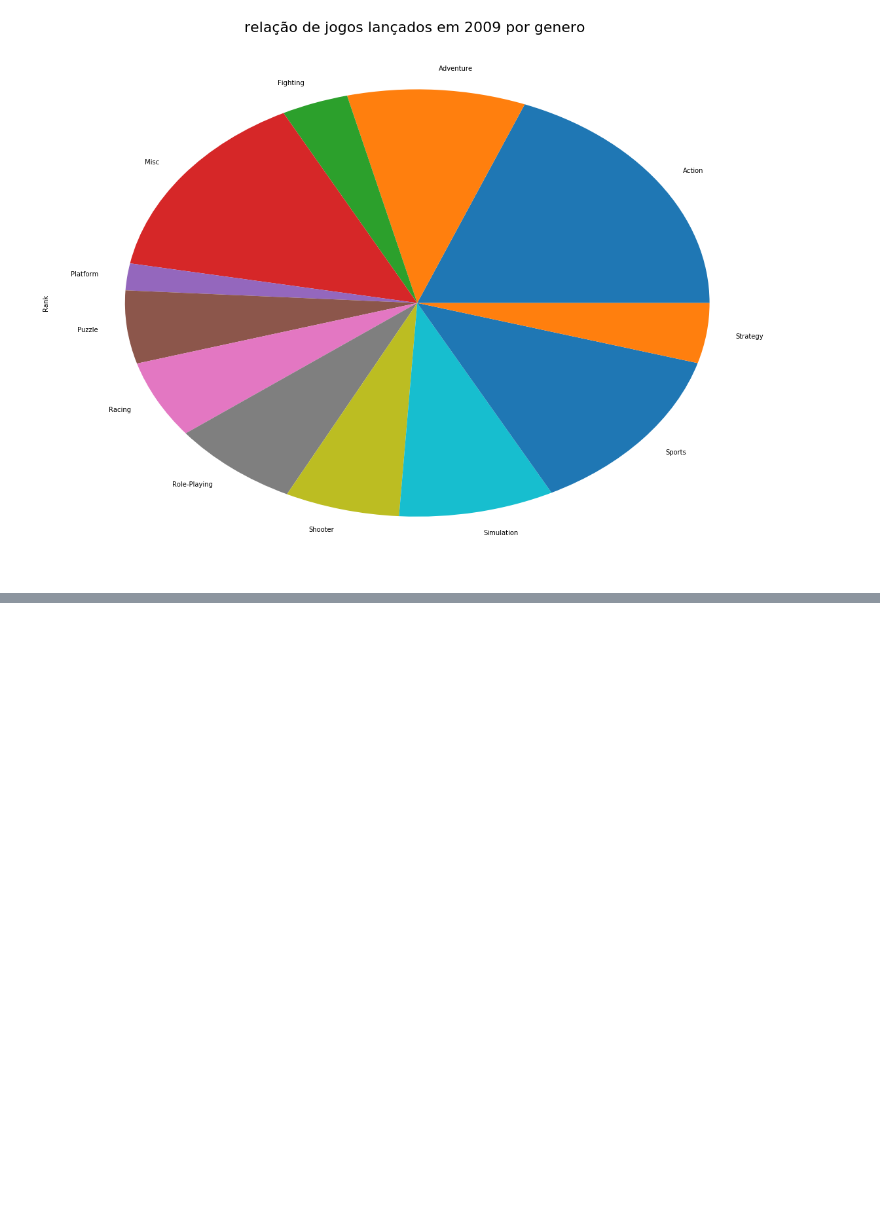
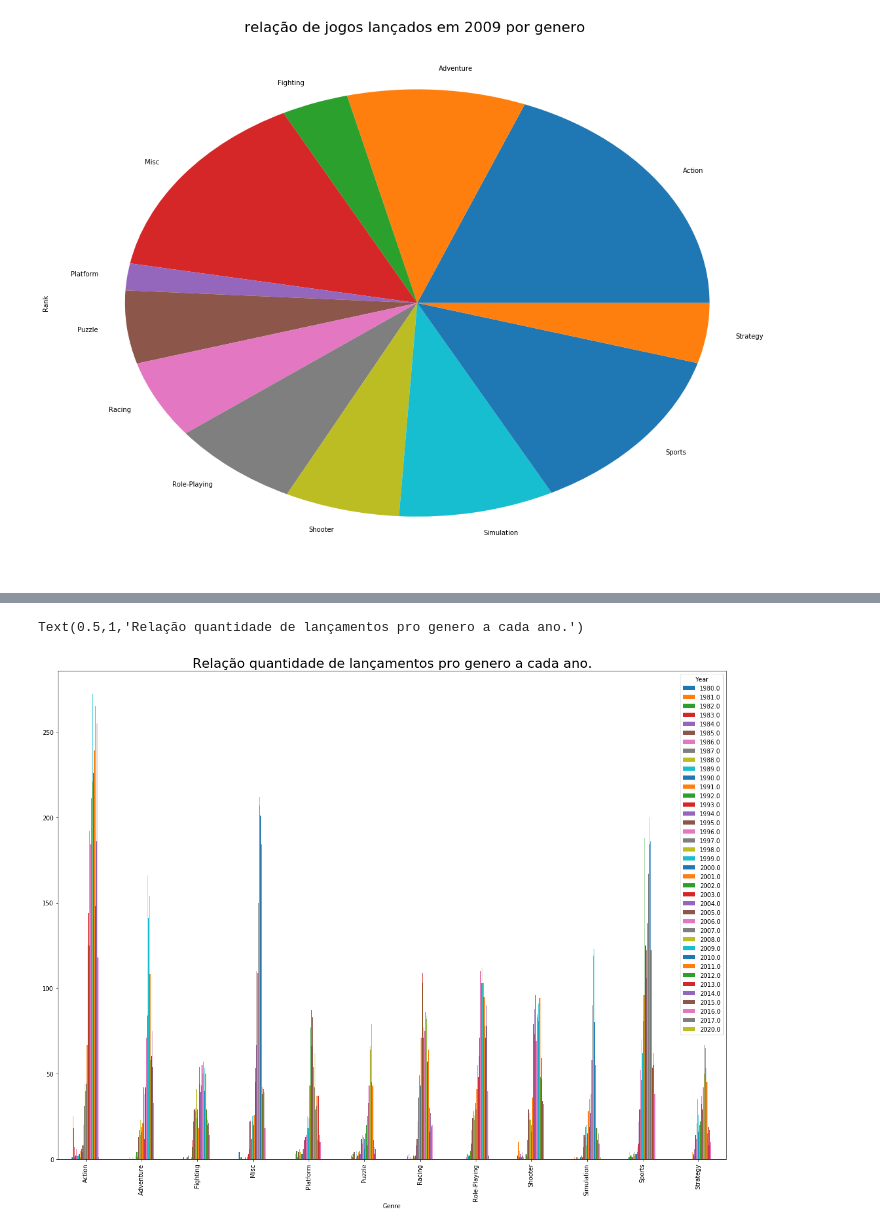
Before and after one commit to henriquewestphal/videogamesales, a Jupyter notebook: analise_videogames.ipynb, the cells around one changed output, grey strips where cells are left out. Drawn from its saved outputs; the diff is of its cells as text; code cells hidden in the pictures; blank space fills up the shorter version.

Commit message:
criado relação de jogos lancados por genero a cada ano. (falta ajustar a legenda)

```diff
--- a/analise_videogames.ipynb
+++ b/analise_videogames.ipynb
@@ -284,3 +284,6 @@ fig.set_title('relação de jogos lançados em 2009 por genero ', {'fontsize':22
 # %% [output]
 Text(0.5,1,'relação de jogos lançados em 2009 por genero ')
 [figure]
+# %%
+yeargenre = pd.crosstab(dados['Genre'],dados['Year'], margins=False)
+yeargenre
@@ -286,0 +306,6 @@ Text(0.5,1,'relação de jogos lançados em 2009 por genero ')
+# %%
+fig = yeargenre.plot.bar()
+fig.set_title('Relação quantidade de lançamentos pro genero a cada ano.', {'fontsize':22}, )
+# %% [output]
+Text(0.5,1,'Relação quantidade de lançamentos pro genero a cada ano.')
+[figure, added]
```
Also changed, not shown: parts of 1 cell of this notebook.
